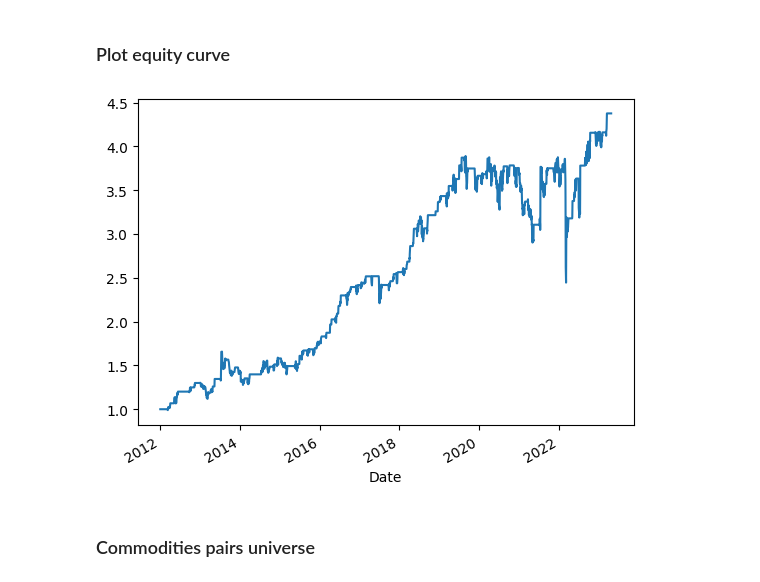
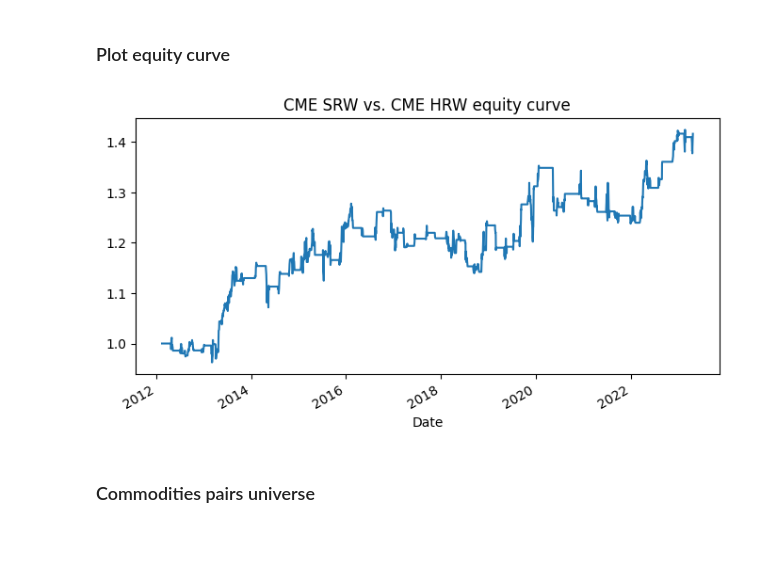
Before and after one commit to vzinkovski/commodities_mean_reversion_pairs_trading, a Jupyter notebook: pairs_trading_mean_reversion.ipynb, the cells around one changed output. Saved outputs shown, nothing was run; the diff lists cells and outputs as text; code cells hidden in the pictures; blank space fills up the shorter version.

```diff
--- a/pairs_trading_mean_reversion.ipynb
+++ b/pairs_trading_mean_reversion.ipynb
@@ -85,9 +61,9 @@ dtype: int64
 # %%
 def calculate_spread(pairs_df, lookback):
 
-  pairs_df['spread'] = pairs_df.iloc[:,0] / pairs_df.iloc[:,1]
-  adf_ratio_spread = adfuller(pairs_df['spread'])
-  return pairs_df, adf_ratio_spread
+  # pairs_df['spread'] = pairs_df.iloc[:,0] / pairs_df.iloc[:,1]
+  # adf_ratio_spread = adfuller(pairs_df['spread'])
+  # return pairs_df, adf_ratio_spread
 
   # fit a rolling linear regression between the commodities pair
   model = RollingOLS(endog=pairs_df.iloc[:,0],
@@ -133,7 +109,7 @@ def test_stationarity(pairs_df, adf_result, alpha):
 # run functions
 pairs_df = create_pairs_df(product1_name, product1_ticker, product2_name, product2_ticker)
 pairs_df, adf_result = calculate_spread(pairs_df, lookback)
-pairs_df, adf_result, _ = test_stationarity(pairs_df, adf_result, alpha)
+pairs_df, adf_result, check = test_stationarity(pairs_df, adf_result, alpha)
 # %% [output]
 [*********************100%***********************]  2 of 2 completed
 # %%
@@ -177,7 +153,7 @@ def calculate_bbands(pairs_df, lookback, entry_threshold, exit_threshold, stop_l
 
 Our base strategy is essentially a Bollinger Bands strategy, which means only a few adjustable hyperparameters, namely the lookback window and standard deviation. Another potential adjustment is whether to use a SMA or EWMA, which we will leave as a future exercise.
 # %%
-def get_trading_signals(pairs_df, product1_name, product2_name):
+def get_trading_signals(pairs_df):
 
   # create signal column {-1, 0, 1}
   pairs_df['signal'] = 0
@@ -189,22 +165,36 @@ def get_trading_signals(pairs_df, product1_name, product2_name):
 
     # from hold to sell or buy
     if pairs_df.iloc[i-1, -1] == 0:
-      if (pairs_df['spread'][i] < pairs_df['upper_entry'][i]) & (pairs_df['spread'][i-1] >= pairs_df['upper_entry'][i-1]):
+      if (pairs_df['spread'][i] < pairs_df['upper_entry'][i]) & \
+         (pairs_df['spread'][i-1] >= pairs_df['upper_entry'][i-1]):
         pairs_df.iloc[i, -1] = -1
-      elif (pairs_df['spread'][i] > pairs_df['lower_entry'][i]) & (pairs_df['spread'][i-1] <= pairs_df['lower_entry'][i-1]):
+      elif (pairs_df['spread'][i] > pairs_df['lower_entry'][i]) & \
+           (pairs_df['spread'][i-1] <= pairs_df['lower_entry'][i-1]):
         pairs_df.iloc[i, -1] = 1
 
     # from sell to hold
     elif pairs_df.iloc[i-1, -1] == -1:
-      if (pairs_df['spread'][i] < pairs_df['upper_exit'][i]) & (pairs_df['spread'][i-1] >= pairs_df['upper_exit'][i-1]):
+      if (pairs_df['spread'][i] < pairs_df['upper_exit'][i]) & \
+         (pairs_df['spread'][i-1] >= pairs_df['upper_exit'][i-1]):
         pairs_df.iloc[i, -1] = 0
+
+      elif (pairs_df['spread'][i] > pairs_df['upper_stop_loss'][i]) & \
+           (pairs_df['spread'][i-1] <= pairs_df['upper_stop_loss'][i-1]):
+        pairs_df.iloc[i, -1] = 0
+
       else:
         pairs_df.iloc[i, -1] = -1
 
     # from sell to hold
     elif pairs_df.iloc[i-1, -1] == 1:
-      if (pairs_df['spread'][i] > pairs_df['lower_exit'][i]) & (pairs_df['spread'][i-1] <= pairs_df['lower_exit'][i-1]):
+      if (pairs_df['spread'][i] > pairs_df['lower_exit'][i]) & \
+         (pairs_df['spread'][i-1] <= pairs_df['lower_exit'][i-1]):
         pairs_df.iloc[i, -1] = 0
+
+      elif (pairs_df['spread'][i] < pairs_df['lower_stop_loss'][i]) & \
+           (pairs_df['spread'][i-1] >= pairs_df['lower_stop_loss'][i-1]):
+        pairs_df.iloc[i, -1] = 0
+
       else:
         pairs_df.iloc[i, -1] = 1
 
@@ -212,7 +202,7 @@ def get_trading_signals(pairs_df, product1_name, product2_name):
 # %%
 # run functions
 pairs_df = calculate_bbands(pairs_df, lookback, entry_threshold, exit_threshold, stop_loss)
-pairs_df = get_trading_signals(pairs_df, product1_name, product2_name)
+pairs_df = get_trading_signals(pairs_df)
 # %% [markdown]
 ### Plot Bollinger Bands and signal
 # %%
@@ -255,9 +245,11 @@ def get_equity_curve(pairs_df, product1_name, product2_name):
 pairs_df = get_equity_curve(pairs_df, product1_name, product2_name)
 # %%
 # plot equity curve
+plt.subplots(figsize=(8, 4))
+plt.title(f'{product1_name} vs. {product2_name} equity curve')
 pairs_df['strategy_cumulative_returns'].plot();
 # %% [output]
-[figure, old version]
+[figure, new version]
 # %% [markdown]
 ### Commodities pairs universe
 # %%
```
Also changed, not shown: parts of 13 cells of this notebook.
